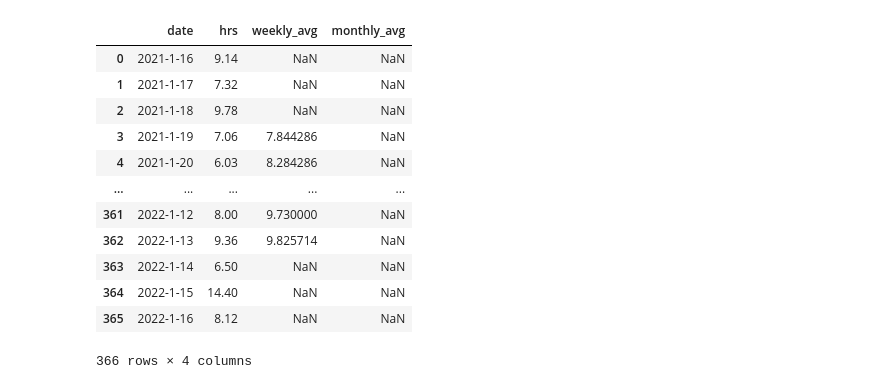
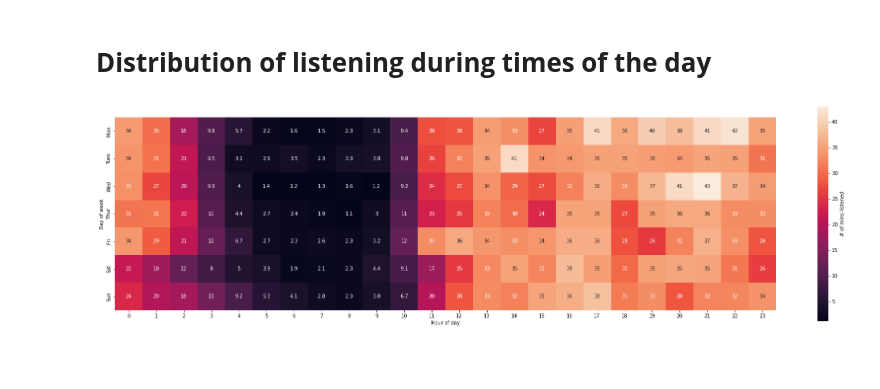
Before and after one commit to jonathanyin12/spotify-analysis, a Jupyter notebook: listening_history.ipynb, the cells around one changed output. Cells and saved outputs as stored; diff of their text form; code cells hidden in the pictures; blank space fills up the shorter version.

```diff
--- a/listening_history.ipynb
+++ b/listening_history.ipynb
@@ -67,24 +39,15 @@ plt.show()
-# %%
-import numpy as np
-
-dates = ['{}-{}-{}'.format(date[0], date[1], date[2])  for date in  np.array(listening_stats.index)]
-hrs =  np.array(listening_stats['hrsPlayed']['sum'])
-
-hrs_per_day = pd.DataFrame({'date':dates,'hrs': hrs})
-hrs_per_day['weekly_avg'] = hrs_per_day['hrs'].rolling(7, center=True).mean()
-hrs_per_day['monthly_avg'] = hrs_per_day['hrs'].rolling(30, center=True).mean()
-hrs_per_day
-# %% [output]
-|  | date | hrs | weekly_avg | monthly_avg |
-| 0 | 2021-1-16 | 9.14 | NaN | NaN |
-| 1 | 2021-1-17 | 7.32 | NaN | NaN |
-| 2 | 2021-1-18 | 9.78 | NaN | NaN |
-| 3 | 2021-1-19 | 7.06 | 7.844286 | NaN |
-| 4 | 2021-1-20 | 6.03 | 8.284286 | NaN |
-| ... | ... | ... | ... | ... |
-| 361 | 2022-1-12 | 8.00 | 9.730000 | NaN |
-| 362 | 2022-1-13 | 9.36 | 9.825714 | NaN |
-| 363 | 2022-1-14 | 6.50 | NaN | NaN |
-| 364 | 2022-1-15 | 14.40 | NaN | NaN |
-| 365 | 2022-1-16 | 8.12 | NaN | NaN |
-366 rows × 4 columns
+# %% [markdown]
+# **Distribution of listening during times of the day**
+# %%
+listening_times = history.groupby(['dayofweek', 'hour']).agg({'minsPlayed': ['sum']})/52
+listening_times = listening_times.unstack()
+listening_times.columns = listening_times.columns.droplevel([0,1])
+
+
+plt.figure(figsize=(30,20))
+ax= sns.heatmap(listening_times, annot=True, square = True, yticklabels=['Mon', 'Tues', 'Wed', 'Thur', 'Fri', 'Sat', 'Sun'],cbar_kws={"shrink": .4, 'label': '# of mins listened'})
+plt.ylabel('Day of week')
+plt.xlabel('Hour of day')
+plt.show()
+# %% [output]
+[figure, added]
```
Also changed, not shown: parts of 8 cells of this notebook.
